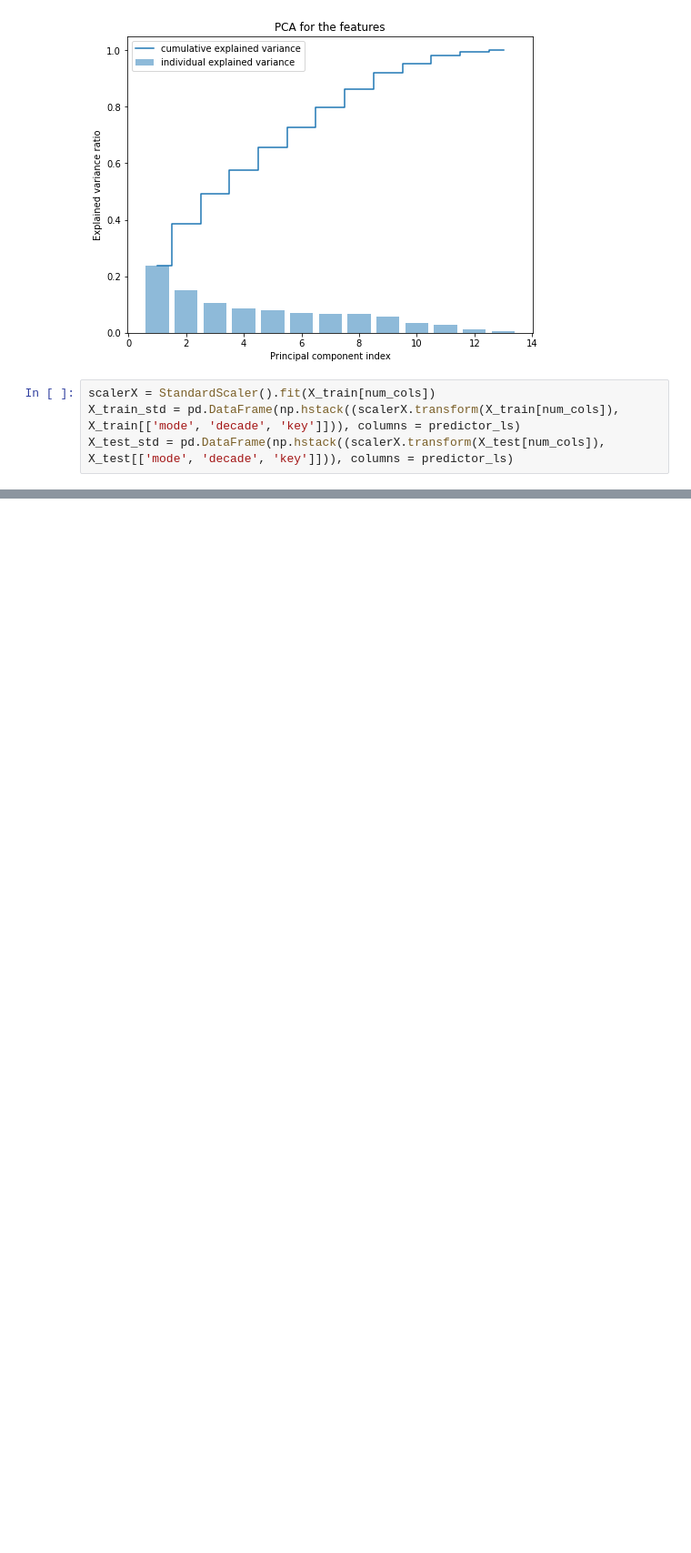
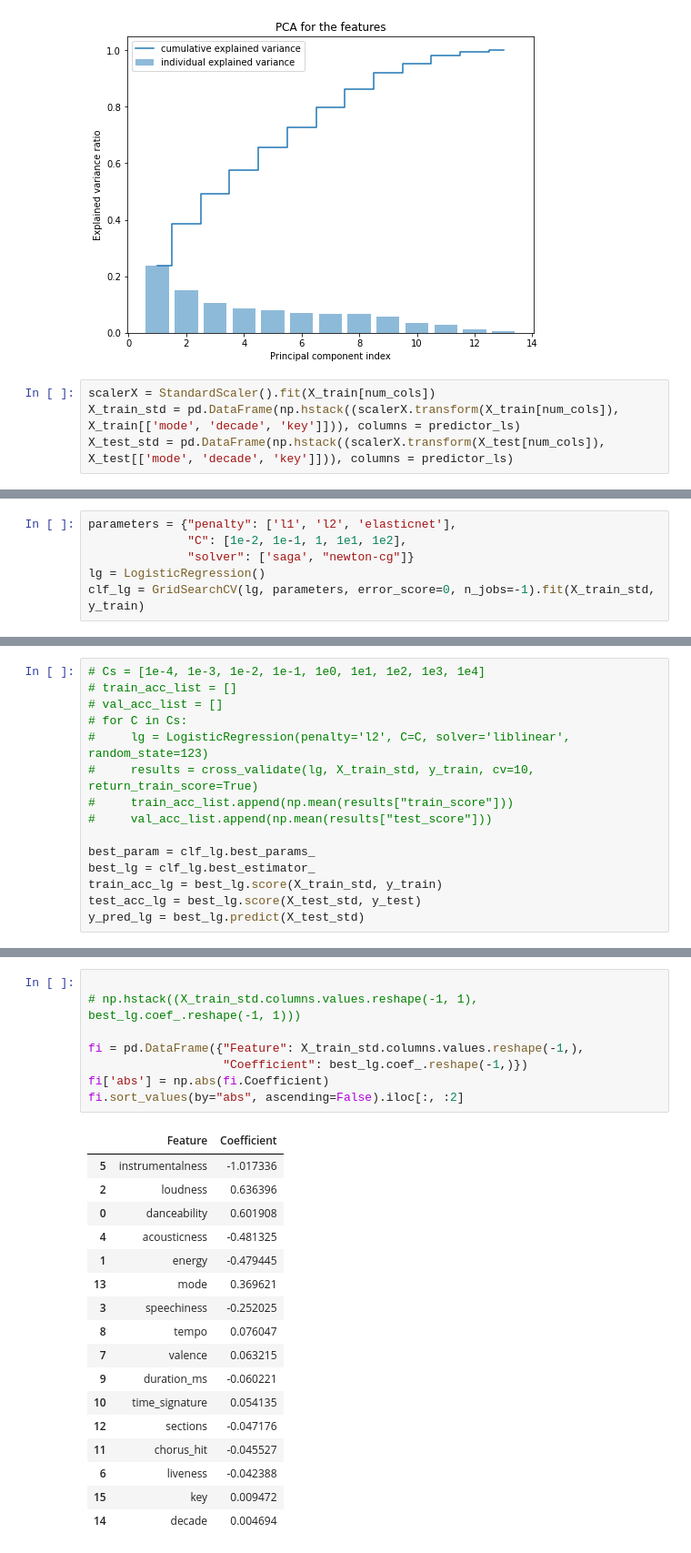
Before and after one commit to miaowu128/Spotify_Song_Hit_Prediction, a Jupyter notebook: 209 project.ipynb, the cells around one changed output, grey strips where cells are left out. Shown at 91% size. Saved outputs shown, nothing was run; the diff lists cells and outputs as text; blank space fills up the shorter version.

```diff
--- a/209 project.ipynb
+++ b/209 project.ipynb
@@ -429,0 +456,6 @@ The test accuracy score for decision tree is 0.714
+# %%
+parameters = {"penalty": ['l1', 'l2', 'elasticnet'],
+              "C": [1e-2, 1e-1, 1, 1e1, 1e2],
+              "solver": ['saga', "newton-cg"]}
+lg = LogisticRegression()
+clf_lg = GridSearchCV(lg, parameters, error_score=0, n_jobs=-1).fit(X_train_std, y_train)
@@ -429,0 +490,15 @@ The test accuracy score for decision tree is 0.714
+# %%
+# Cs = [1e-4, 1e-3, 1e-2, 1e-1, 1e0, 1e1, 1e2, 1e3, 1e4]
+# train_acc_list = []
+# val_acc_list = []
+# for C in Cs:
+#     lg = LogisticRegression(penalty='l2', C=C, solver='liblinear', random_state=123)
+#     results = cross_validate(lg, X_train_std, y_train, cv=10, return_train_score=True)
+#     train_acc_list.append(np.mean(results["train_score"]))
+#     val_acc_list.append(np.mean(results["test_score"]))
+
+best_param = clf_lg.best_params_
+best_lg = clf_lg.best_estimator_
+train_acc_lg = best_lg.score(X_train_std, y_train)
+test_acc_lg = best_lg.score(X_test_std, y_test)
+y_pred_lg = best_lg.predict(X_test_std)
@@ -429,0 +542,26 @@ The test accuracy score for decision tree is 0.714
+# %%
+
+# np.hstack((X_train_std.columns.values.reshape(-1, 1), best_lg.coef_.reshape(-1, 1)))
+
+fi = pd.DataFrame({"Feature": X_train_std.columns.values.reshape(-1,),
+                   "Coefficient": best_lg.coef_.reshape(-1,)})
+fi['abs'] = np.abs(fi.Coefficient)
+fi.sort_values(by="abs", ascending=False).iloc[:, :2]
+# %% [output]
+|  | Feature | Coefficient |
+| 5 | instrumentalness | -1.017336 |
+| 2 | loudness | 0.636396 |
+| 0 | danceability | 0.601908 |
+| 4 | acousticness | -0.481325 |
+| 1 | energy | -0.479445 |
+| 13 | mode | 0.369621 |
+| 3 | speechiness | -0.252025 |
+| 8 | tempo | 0.076047 |
+| 7 | valence | 0.063215 |
+| 9 | duration_ms | -0.060221 |
+| 10 | time_signature | 0.054135 |
+| 12 | sections | -0.047176 |
+| 11 | chorus_hit | -0.045527 |
+| 6 | liveness | -0.042388 |
+| 15 | key | 0.009472 |
+| 14 | decade | 0.004694 |
```
Also changed, not shown: parts of 49 cells of this notebook.
